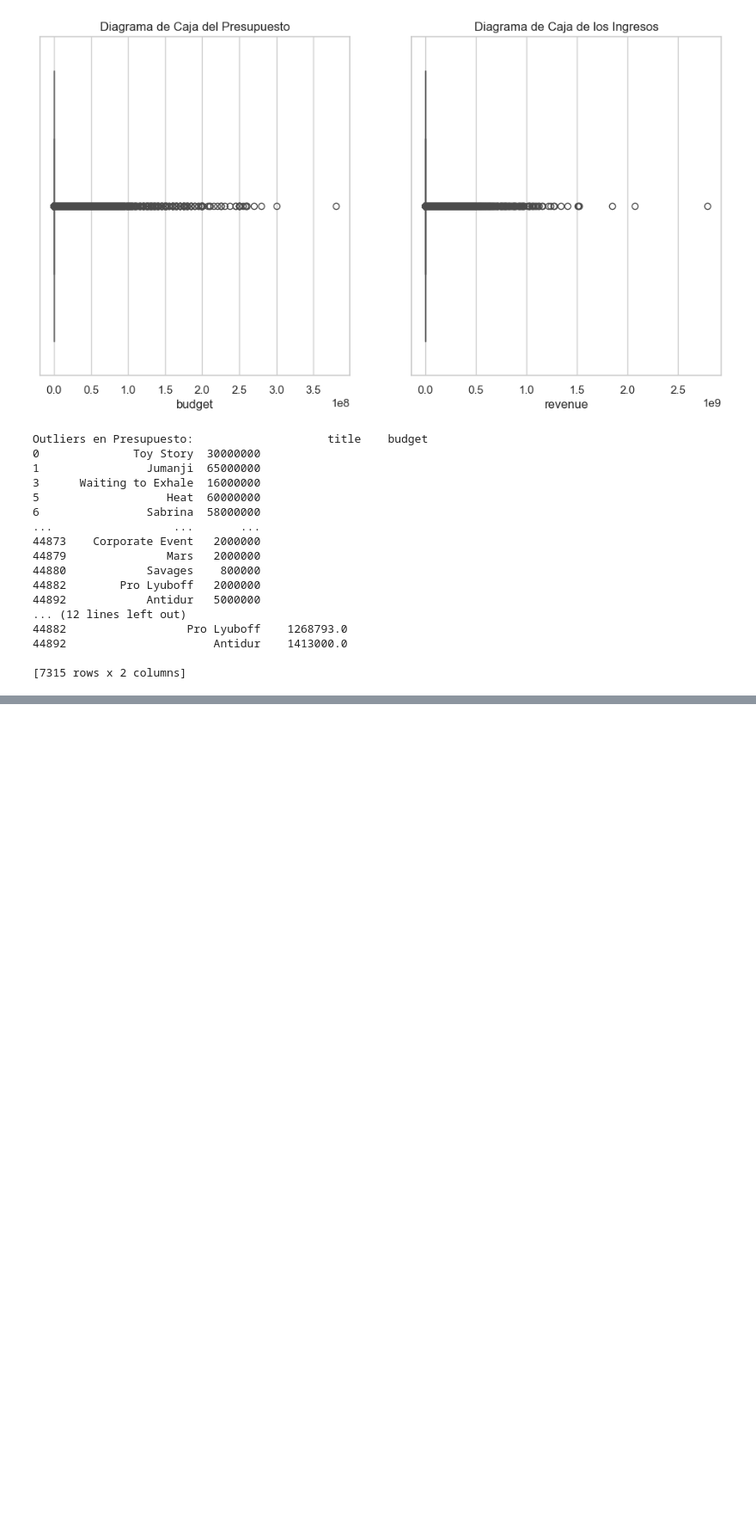
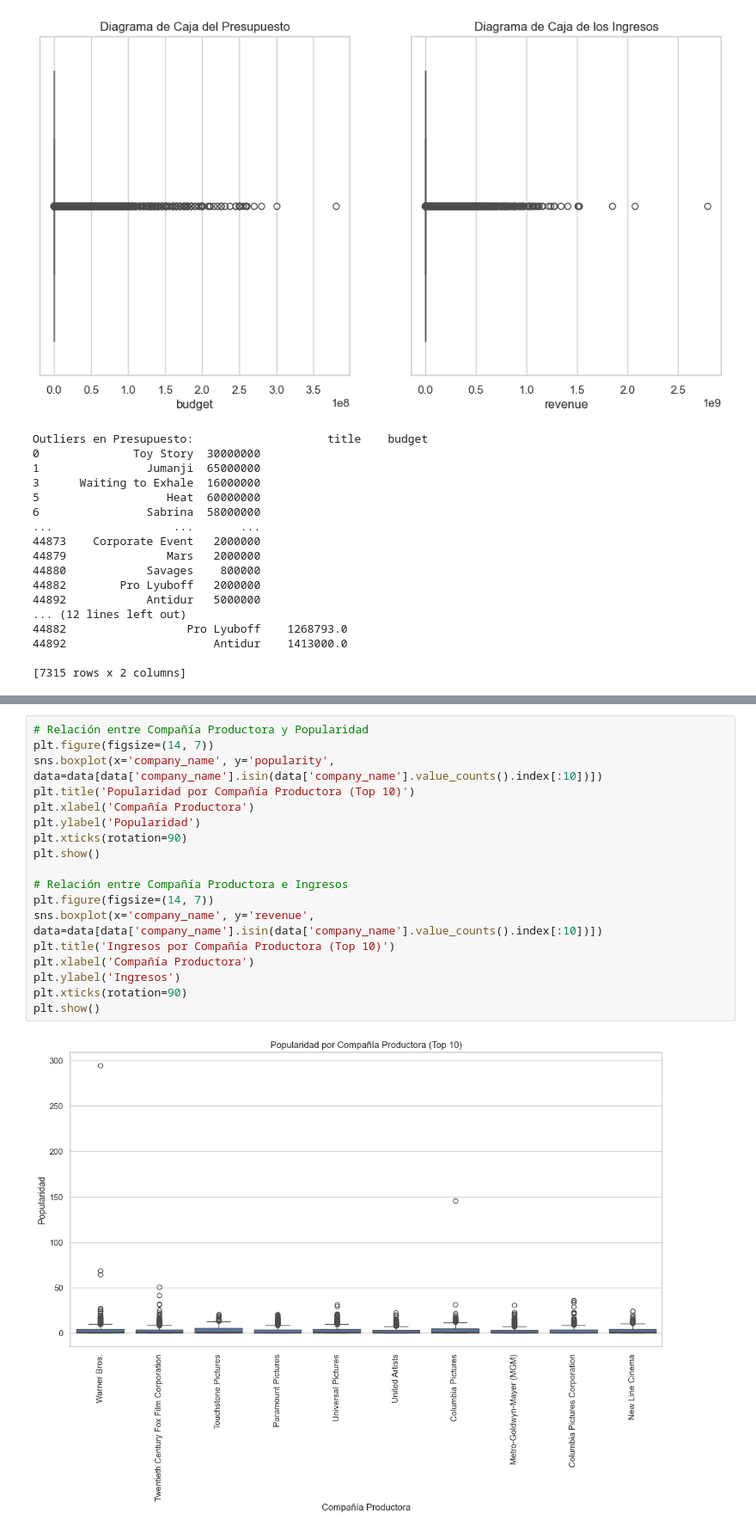
Before and after one commit to GermaNieva/Henry---Proyecto-indivudual, a Jupyter notebook: NOTEBOOKS/data_analysis.ipynb, the cells around one changed output, grey strips where cells are left out. Shown at 86% size. Cells and saved outputs as stored; diff of their text form; blank space fills up the shorter version.

```diff
--- a/NOTEBOOKS/data_analysis.ipynb
+++ b/NOTEBOOKS/data_analysis.ipynb
@@ -168,0 +217,20 @@ Outliers en Presupuesto:                    title    budget
+# %%
+# Relación entre Compañía Productora y Popularidad
+plt.figure(figsize=(14, 7))
+sns.boxplot(x='company_name', y='popularity', data=data[data['company_name'].isin(data['company_name'].value_counts().index[:10])])
+plt.title('Popularidad por Compañía Productora (Top 10)')
+plt.xlabel('Compañía Productora')
+plt.ylabel('Popularidad')
+plt.xticks(rotation=90)
+plt.show()
+
+# Relación entre Compañía Productora e Ingresos
+plt.figure(figsize=(14, 7))
+sns.boxplot(x='company_name', y='revenue', data=data[data['company_name'].isin(data['company_name'].value_counts().index[:10])])
+plt.title('Ingresos por Compañía Productora (Top 10)')
+plt.xlabel('Compañía Productora')
+plt.ylabel('Ingresos')
+plt.xticks(rotation=90)
+plt.show()
+# %% [output]
+[figure, added]
```
Also changed, not shown: parts of 11 cells of this notebook, 4 other files.
